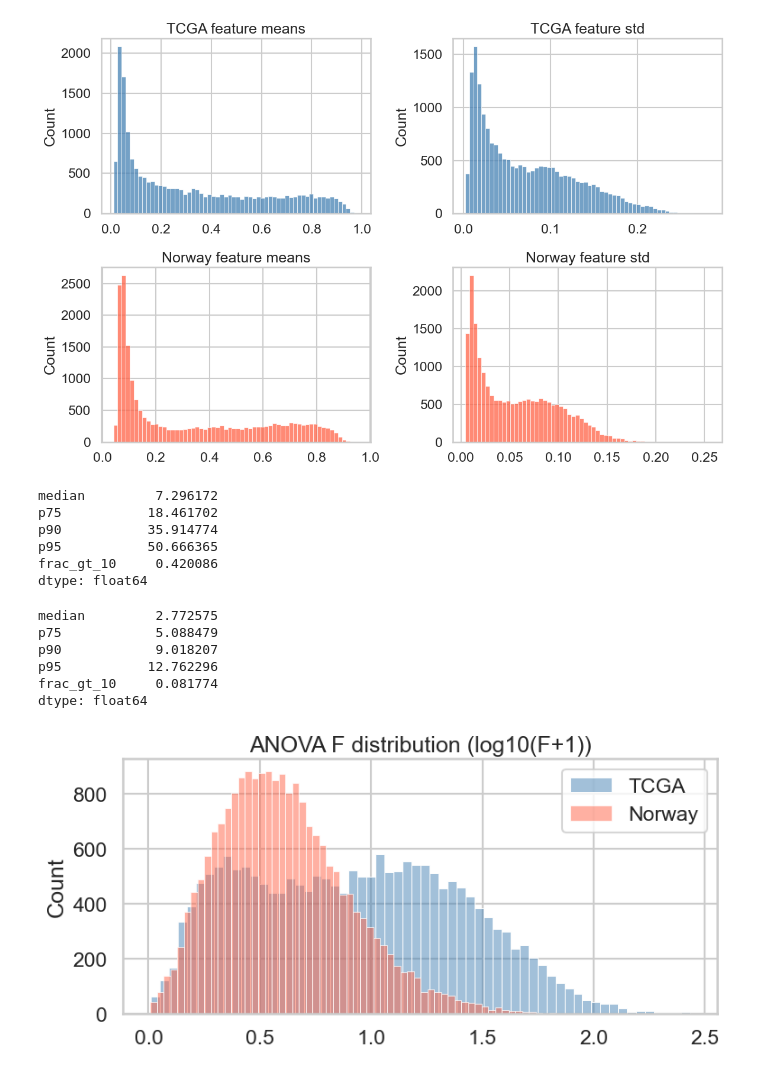
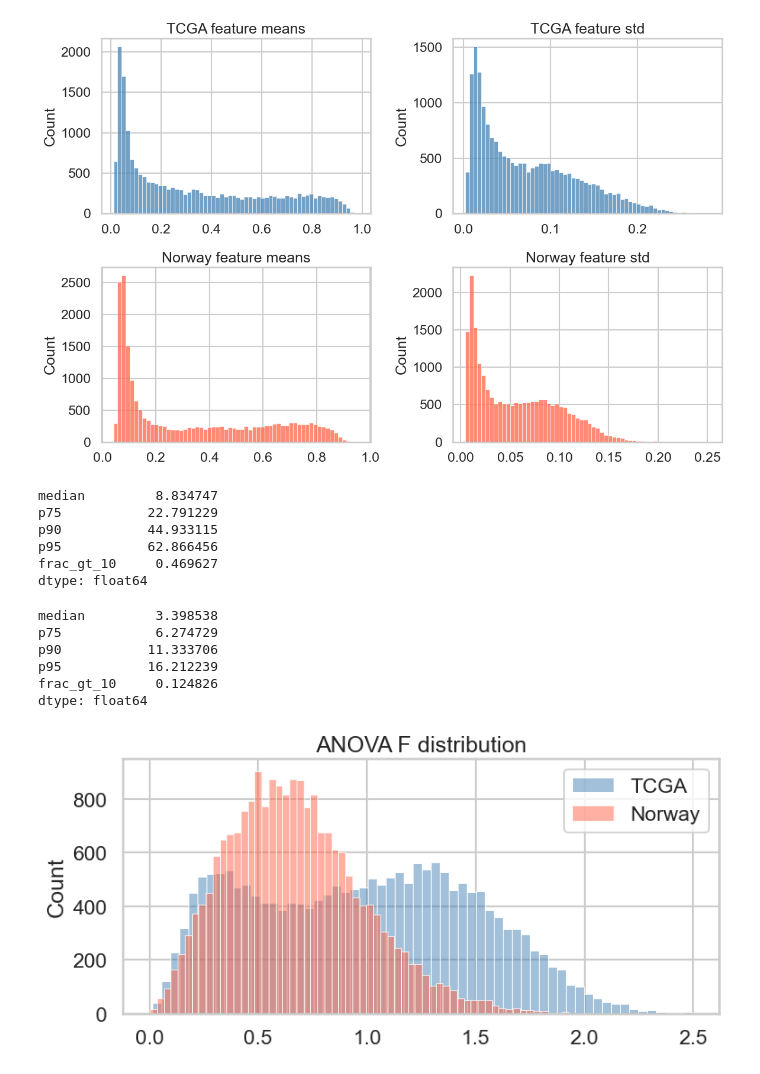
Before and after one commit to Alvinator24/BioinfoThesis, a Jupyter notebook: exploredata.ipynb, the cells around one changed output. Cells and saved outputs as stored; diff of their text form; code cells hidden in the pictures.

```diff
--- a/exploredata.ipynb
+++ b/exploredata.ipynb
@@ -36,3 +36,10 @@ norway = {
     "y_train": load_y("Y_train_Norway.csv"),
     "y_test": load_y("Y_test_Norway.csv"),
 }
+
+# Combine train + test
+tcga["X_all"] = pd.concat([tcga["X_train"], tcga["X_test"]], ignore_index=True)
+tcga["y_all"] = pd.concat([tcga["y_train"], tcga["y_test"]], ignore_index=True)
+
+norway["X_all"] = pd.concat([norway["X_train"], norway["X_test"]], ignore_index=True)
+norway["y_all"] = pd.concat([norway["y_train"], norway["y_test"]], ignore_index=True)
@@ -157,8 +160,8 @@ def feature_stats(X):
     std = X.std(axis=0, ddof=0)
     return mean, std
 
-mean_tcga, std_tcga = feature_stats(tcga["X_train"])
-mean_nor, std_nor = feature_stats(norway["X_train"])
+mean_tcga, std_tcga = feature_stats(tcga["X_all"])
+mean_nor, std_nor = feature_stats(norway["X_all"])
 
 fig, axes = plt.subplots(2, 2, figsize=(12, 8))
 sns.histplot(mean_tcga, bins=60, color="steelblue", ax=axes[0, 0])
@@ -173,7 +176,7 @@ axes[1, 1].set_title("Norway feature std")
 
 plt.tight_layout()
 # %% [output]
-[figure, old version]
+[figure, new version]
 # %%
 # Cell 5: ANOVA F distribution (class separability)
 def anova_fallback(X, y):
@@ -202,46 +205,46 @@ def anova_fallback(X, y):
 
 try:
     from sklearn.feature_selection import f_classif
     def anova_f(X, y):
         f, _ = f_classif(X, y)
         return f
 except Exception:
     anova_f = anova_fallback
 
 def f_summary(f):
     f = f[np.isfinite(f)]
     return pd.Series({
         "median": np.median(f),
         "p75": np.percentile(f, 75),
         "p90": np.percentile(f, 90),
         "p95": np.percentile(f, 95),
         "frac_gt_10": (f > 10).mean(),
     })
 
-f_tcga = anova_f(tcga["X_train"], tcga["y_train"])
-f_nor = anova_f(norway["X_train"], norway["y_train"])
+f_tcga = anova_f(tcga["X_all"], tcga["y_all"])
+f_nor = anova_f(norway["X_all"], norway["y_all"])
 
 display(f_summary(f_tcga), f_summary(f_nor))
 
 fig, ax = plt.subplots(figsize=(8, 4))
 sns.histplot(np.log10(f_tcga + 1), bins=60, color="steelblue", alpha=0.5, ax=ax, label="TCGA")
 sns.histplot(np.log10(f_nor + 1), bins=60, color="tomato", alpha=0.5, ax=ax, label="Norway")
-ax.set_title("ANOVA F distribution (log10(F+1))")
+ax.set_title("ANOVA F distribution")
 ax.legend()
 plt.tight_layout()
 # %% [output]
-median         7.296172
-p75           18.461702
-p90           35.914774
-p95           50.666365
-frac_gt_10     0.420086
+median         8.834747
+p75           22.791229
+p90           44.933115
+p95           62.866456
+frac_gt_10     0.469627
 dtype: float64
-median         2.772575
-p75            5.088479
-p90            9.018207
-p95           12.762296
-frac_gt_10     0.081774
+median         3.398538
+p75            6.274729
+p90           11.333706
+p95           16.212239
+frac_gt_10     0.124826
 dtype: float64
-[figure, old version]
+[figure, new version]
 # %%
 # Cell 6: cross-dataset feature shift (common genes)
```
Also changed, not shown: parts of 7 cells of this notebook.
